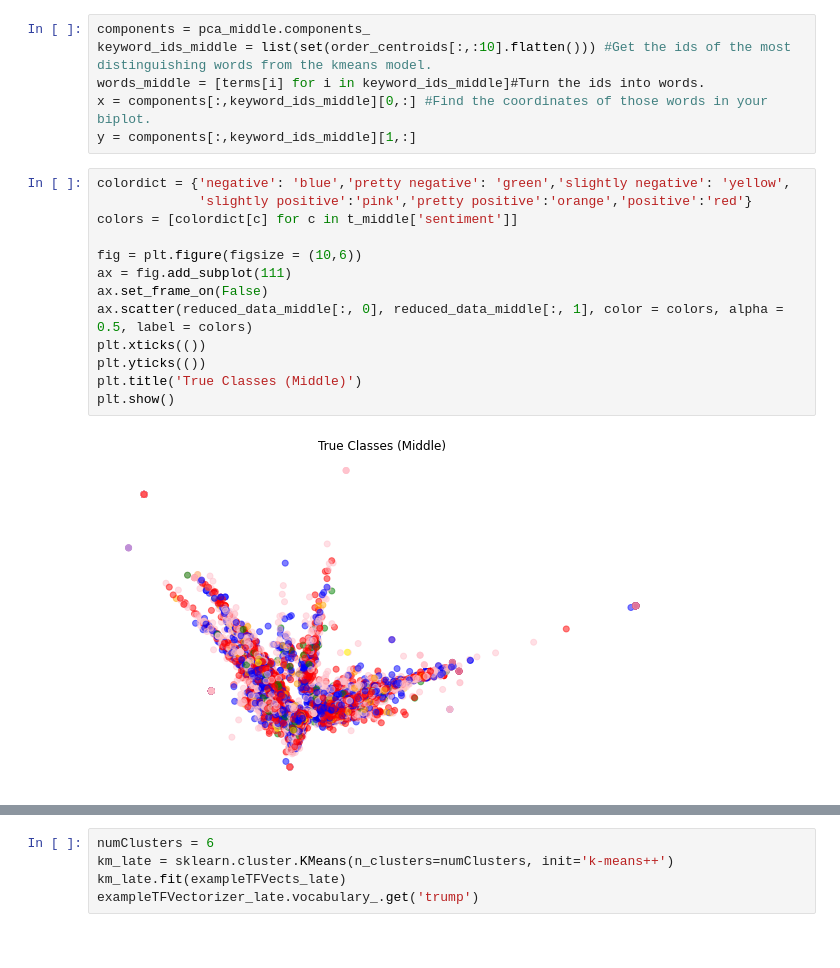
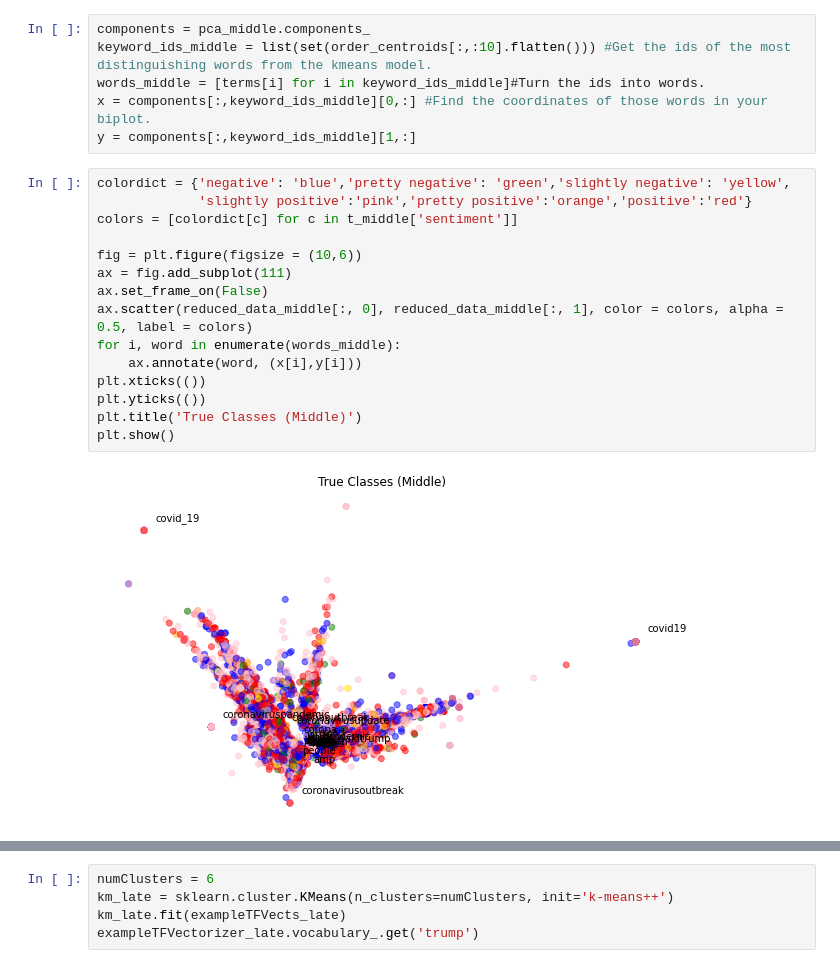
Before and after one commit to Yilun0221/CCA_Final_Project, a Jupyter notebook: Classification, Sentiment Analysis and Topic Modeling.ipynb, the cells around one changed output, grey strips where cells are left out. Saved outputs shown, nothing was run; the diff lists cells and outputs as text.

```diff
--- a/Classification, Sentiment Analysis and Topic Modeling.ipynb
+++ b/Classification, Sentiment Analysis and Topic Modeling.ipynb
@@ -560,18 +571,20 @@ y = components[:,keyword_ids_middle][1,:]
 # %%
 colordict = {'negative': 'blue','pretty negative': 'green','slightly negative': 'yellow',
              'slightly positive':'pink','pretty positive':'orange','positive':'red'}
 colors = [colordict[c] for c in t_middle['sentiment']]
 
 fig = plt.figure(figsize = (10,6))
 ax = fig.add_subplot(111)
 ax.set_frame_on(False)
 ax.scatter(reduced_data_middle[:, 0], reduced_data_middle[:, 1], color = colors, alpha = 0.5, label = colors)
+for i, word in enumerate(words_middle):
+    ax.annotate(word, (x[i],y[i]))
 plt.xticks(())
 plt.yticks(())
 plt.title('True Classes (Middle)')
 plt.show()
 # %% [output]
-[figure, old version]
+[figure, new version]
 # %%
 colors_p = [colordict[sentimentCategories[l]] for l in km_middle.labels_]
 fig = plt.figure(figsize = (10,6))
```
Also changed, not shown: parts of 125 cells of this notebook.
